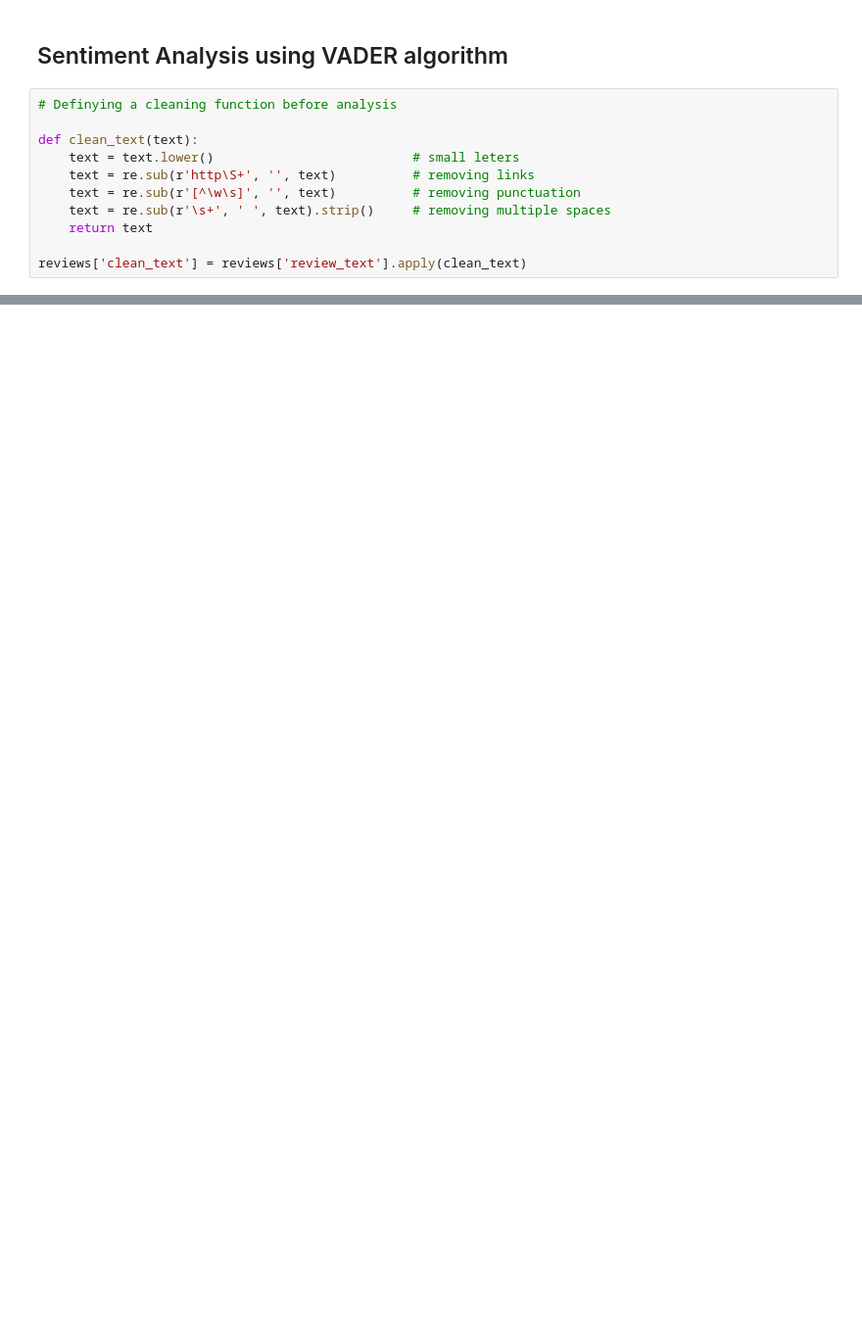
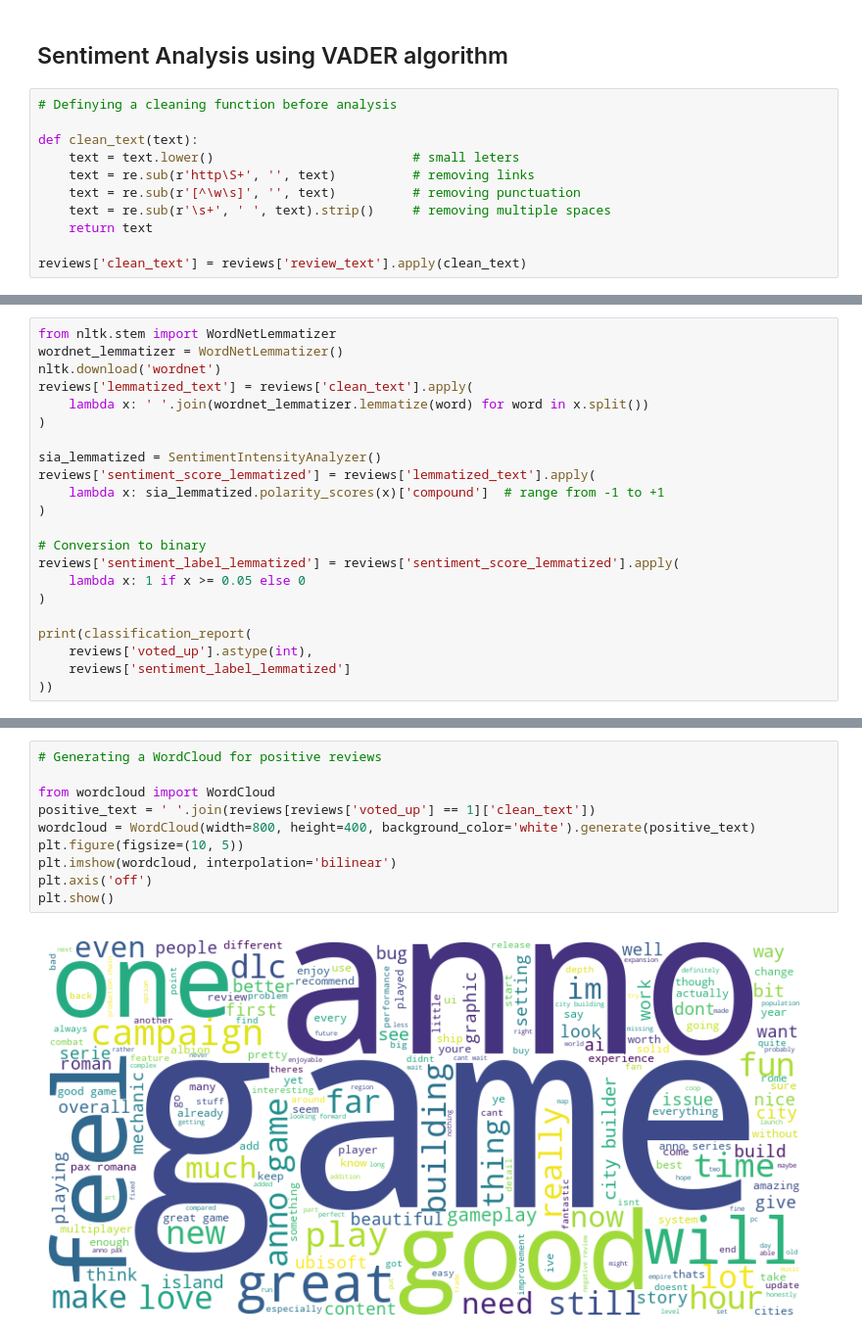
Before and after one commit to GabrielaTranslite/Sentiment_Analysis_Video_Games, a Jupyter notebook: sentiment_analysis.ipynb, the cells around one changed output, grey strips where cells are left out. Shown at 98% size. Cells and saved outputs as stored; diff of their text form; blank space fills up the shorter version.

```diff
--- a/sentiment_analysis.ipynb
+++ b/sentiment_analysis.ipynb
@@ -242,0 +291,22 @@ for term, score in top_tfidf(df_neg):
+# %%
+from nltk.stem import WordNetLemmatizer
+wordnet_lemmatizer = WordNetLemmatizer()
+nltk.download('wordnet')
+reviews['lemmatized_text'] = reviews['clean_text'].apply(
+    lambda x: ' '.join(wordnet_lemmatizer.lemmatize(word) for word in x.split())
+)
+
+sia_lemmatized = SentimentIntensityAnalyzer()
+reviews['sentiment_score_lemmatized'] = reviews['lemmatized_text'].apply(
+    lambda x: sia_lemmatized.polarity_scores(x)['compound']  # range from -1 to +1
+)
+
+# Conversion to binary
+reviews['sentiment_label_lemmatized'] = reviews['sentiment_score_lemmatized'].apply(
+    lambda x: 1 if x >= 0.05 else 0
+)
+
+print(classification_report(
+    reviews['voted_up'].astype(int),
+    reviews['sentiment_label_lemmatized']
+))
@@ -242,0 +410,12 @@ for term, score in top_tfidf(df_neg):
+# %%
+# Generating a WordCloud for positive reviews
+
+from wordcloud import WordCloud
+positive_text = ' '.join(reviews[reviews['voted_up'] == 1]['clean_text'])
+wordcloud = WordCloud(width=800, height=400, background_color='white').generate(positive_text)
+plt.figure(figsize=(10, 5))
+plt.imshow(wordcloud, interpolation='bilinear')
+plt.axis('off')
+plt.show()
+# %% [output]
+[figure, added]
```
Also changed, not shown: parts of 34 cells of this notebook, 6 other files.
